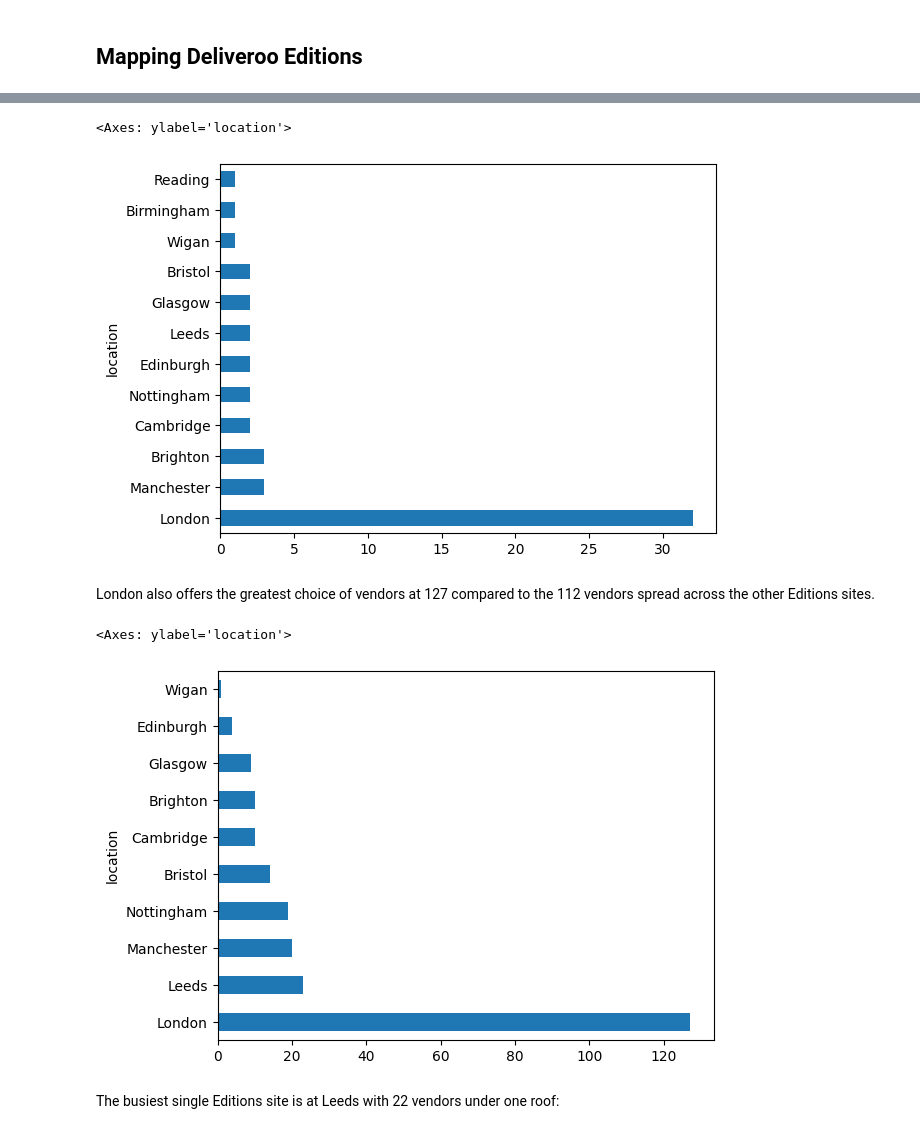
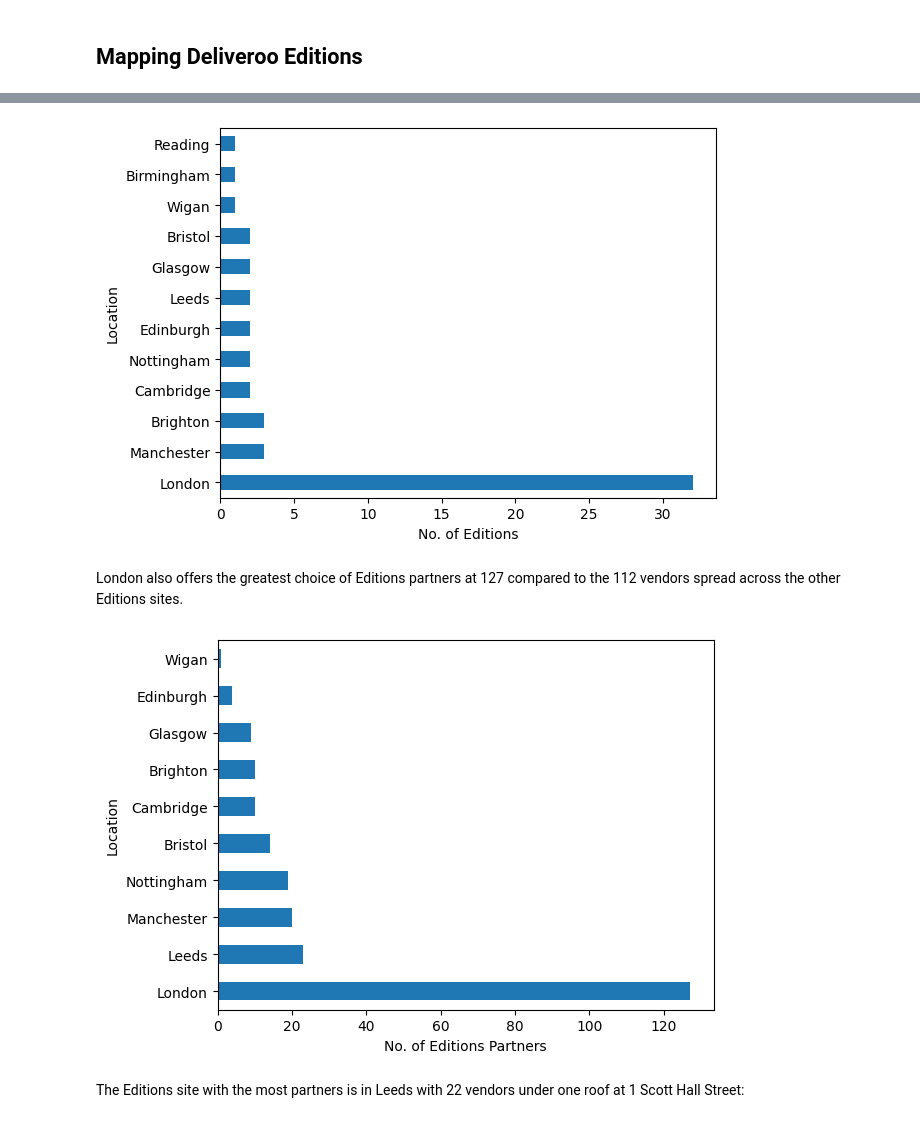
Before and after one commit to Autonomy-Data-Unit/2023_07_deliveroo-editions, a Jupyter notebook: nbs/blog/00_dark_kitchen_cartography.ipynb, the cells around one changed output, grey strips where cells are left out. Saved outputs shown, nothing was run; the diff lists cells and outputs as text; code cells hidden in the pictures.

```diff
--- a/nbs/blog/00_dark_kitchen_cartography.ipynb
+++ b/nbs/blog/00_dark_kitchen_cartography.ipynb
@@ -155,16 +139,22 @@ Of the 12 regions Editions has scaled to, London has 32 editions locations compa
 # %%
+#|echo: false
 kitchen_subset = df[['location', 'edition']].drop_duplicates().reset_index(drop=True)
 kitchen_subset['location'].value_counts().head(12).plot.barh()
+plt.ylabel('Location')
+plt.xlabel('No. of Editions')
+plt.show()
 # %% [output]
-<Axes: ylabel='location'>
-[figure, old version]
+[figure, new version]
 # %% [markdown]
-London also offers the greatest choice of vendors at 127 compared to the 112 vendors spread across the other Editions sites.
+London also offers the greatest choice of Editions partners at 127 compared to the 112 vendors spread across the other Editions sites.
 # %%
+#|echo: false
 df['location'].value_counts().head(10).plot.barh()
+plt.ylabel('Location')
+plt.xlabel('No. of Editions Partners')
+plt.show()
 # %% [output]
-<Axes: ylabel='location'>
-[figure, old version]
+[figure, new version]
 # %% [markdown]
-The busiest single Editions site is at Leeds with 22 vendors under one roof:
+The Editions site with the most partners is in Leeds with 22 vendors under one roof at 1 Scott Hall Street:
 # %%
```
Also changed, not shown: parts of 20 cells of this notebook, 10 other files.
